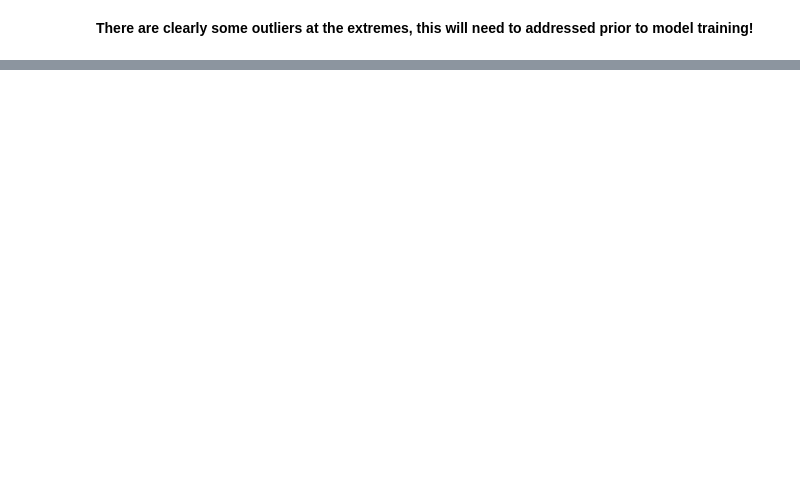
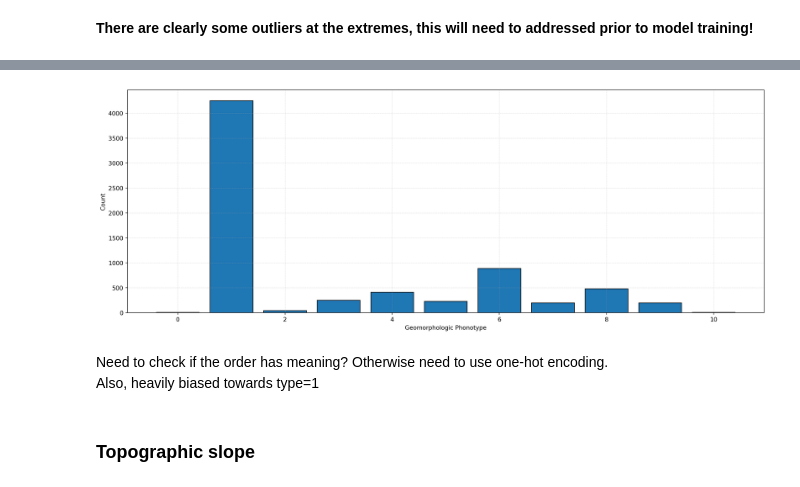
Before and after one commit to ucgmsim/ml_vs30_model, a Jupyter notebook: ml_vs30_model/explore/us_data.ipynb, the cells around one changed output, grey strips where cells are left out. Drawn from its saved outputs; the diff is of its cells as text; code cells hidden in the pictures; blank space fills up the shorter version.

```diff
--- a/ml_vs30_model/explore/us_data.ipynb
+++ b/ml_vs30_model/explore/us_data.ipynb
@@ -98,0 +325,20 @@ fig.tight_layout()
+# %%
+val_counts = us_df[vs30.constants.InputVariable.Geomorphon].value_counts()
+
+fig, ax1 = plt.subplots(1, 1,figsize=(16, 6))
+
+
+ax1.bar(val_counts.index, val_counts.values, edgecolor='black')
+ax1.grid(linewidth=0.5, alpha=0.5, linestyle="--")
+ax1.set_xlabel("Geomorphologic Phonotype")
+ax1.set_ylabel("Count")
+
+
+fig.tight_layout()
+# %% [output]
+[figure, added]
+# %% [markdown]
+Need to check if the order has meaning? Otherwise need to use one-hot encoding.
+Also, heavily biased towards type=1
+# %% [markdown]
+### Topographic slope
```
Also changed, not shown: parts of 66 cells of this notebook, 17 other files.
